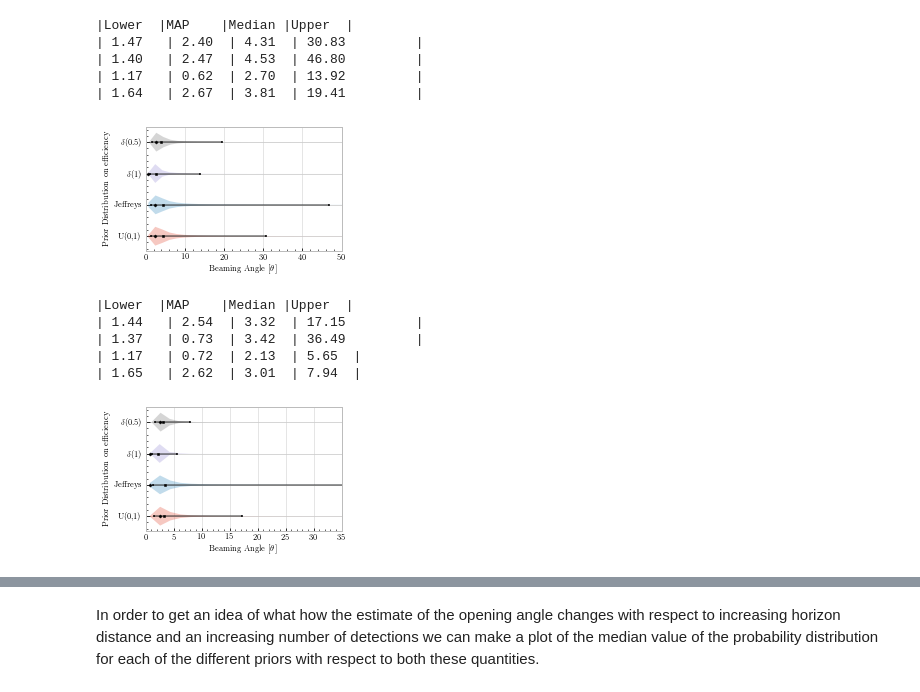
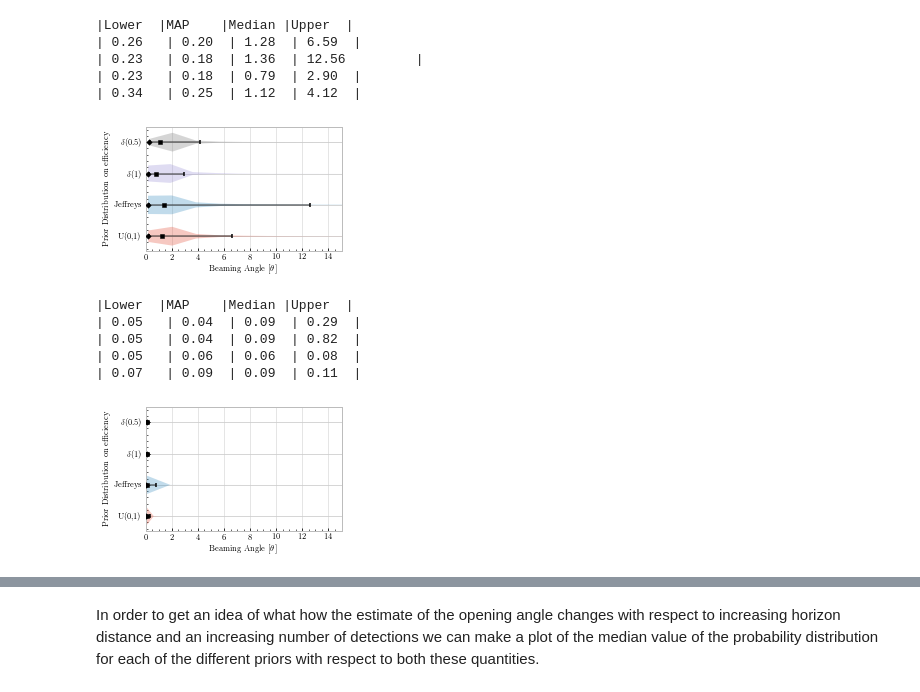
Before and after one commit to transientlunatic/grbeams, a Jupyter notebook: notebooks/GRB Beaming Angle estimation using PyMC3.ipynb, the cells around one changed output, grey strips where cells are left out. Drawn from its saved outputs; the diff is of its cells as text; code cells hidden in the pictures.

```diff
--- a/notebooks/GRB Beaming Angle estimation using PyMC3.ipynb
+++ b/notebooks/GRB Beaming Angle estimation using PyMC3.ipynb
@@ -318,6 +238,7 @@ height = width / 1.618
 
 f, ax = plt.subplots(1,1, sharex=True, figsize = (width, height))
 priors = ["U(0,1)", "Jeffreys", "$\delta(1)$", "$\delta(0.5)$"]
+scenarios = ["2015 -- 2016", "2016 -- 2017", "2017 -- 2018", "2019+", "2022+"]
 print "|Scenario|Lower\t|MAP\t|Median\t|Upper\t|"
 
 pos = [.5, 1, 1.5, 2, 2.5]
@@ -333,7 +254,8 @@ for i, trace in enumerate([o1_traces, o2_traces, o3_traces, o4_traces, o5_traces
                      #showmeans = True, showmedians=True,
                       showmeans=False, showextrema=False, showmedians=False)
 
-    lower, medians, upper = np.percentile(data, [2.5, 50, 97.50])
+    lower_p , medians, upper_p = np.percentile(data, [2.5, 50, 97.50])
+    lower, upper = pymc3.stats.hpd(data, alpha=0.05)
     hist = np.histogram(data, bins = 50)
     MAP = hist[1][np.argmax(hist[0])]
 
@@ -341,12 +263,12 @@ for i, trace in enumerate([o1_traces, o2_traces, o3_traces, o4_traces, o5_traces
 
     ax.hlines(pos[i], lower, upper, color='#333333', linestyle='-', lw=2, alpha = 0.5)
 
-    ax.scatter( [lower, upper], [pos[i]]*2, marker='|', color='k', s=30, zorder=3)
-    ax.scatter( [MAP], pos[i], marker='D', color='k', s=30, zorder=3)
-    ax.scatter( [medians], pos[i], marker='s', color='k', s=30, zorder=3)
+    ax.scatter( [lower, upper], [pos[i]]*2, marker='|', color='k', s=15, zorder=3)
+    ax.scatter( [MAP], pos[i], marker='D', color='k', s=15, zorder=3)
+    ax.scatter( [medians], pos[i], marker='s', color='k', s=15, zorder=3)
     #ax2.vlines(inds, whiskersMin, whiskersMax, color='k', linestyle='-', lw=1)
 
-    print "| {} | {:.2f}\t | {:.2f}\t | {:.2f}\t | {:.2f}\t |".format(i, lower, MAP, medians, upper)
+    print "| {} | {:.2f}\t | {:.2f}\t | {:.2f}\t | {:.2f}\t |".format(scenarios[i], lower, MAP, medians, upper)
 
 
 axis = ax
@@ -383,16 +384,18 @@ pos = [.5, 1, 1.5, 2]
 for i in range(len(priors)):
 
     o1_trace = o1_traces[i]
-    o2_trace = o2_traces[i]
+    #o2_trace = o2_traces[i]
 
     #i = i/2.0
-    data = np.rad2deg(o1_trace[2000:]['angle'][np.isfinite(o1_trace[2000:]['angle'])])
+    t_data = o1_trace[2000:]['angle'][np.isfinite(o1_trace[2000:]['angle'])]
+    data = np.rad2deg(t_data)
 
     parts = ax.violinplot(data, [pos[i]], points=50, widths=0.3, vert= False,
                      #showmeans = True, showmedians=True,
                       showmeans=False, showextrema=False, showmedians=False)
 
-    lower, medians, upper = np.percentile(data, [2.5, 50, 97.50])
+    lower_p, medians, upper_p = np.percentile(data, [2.5, 50, 97.50])
+    lower, upper = pymc3.stats.hpd(t_data, alpha=0.05, transform=np.rad2deg)
     hist = np.histogram(data, bins = 50)
     MAP = hist[1][np.argmax(hist[0])]
 
@@ -400,9 +403,9 @@ for i in range(len(priors)):
 
     ax.hlines(pos[i], lower, upper, color='#333333', linestyle='-', lw=2, alpha = 0.5)
 
-    ax.scatter( [lower, upper], [pos[i]]*2, marker='|', color='k', s=5, zorder=3)
-    ax.scatter( [MAP], pos[i], marker='D', color='k', s=5, zorder=3)
-    ax.scatter( [medians], pos[i], marker='s', color='k', s=5, zorder=3)
+    ax.scatter( [lower, upper], [pos[i]]*2, marker='|', color='k', s=15, zorder=3)
+    ax.scatter( [MAP], pos[i], marker='D', color='k', s=15, zorder=3)
+    ax.scatter( [medians], pos[i], marker='s', color='k', s=15, zorder=3)
     #ax2.vlines(inds, whiskersMin, whiskersMax, color='k', linestyle='-', lw=1)
 
     print "| {:.2f}\t | {:.2f}\t | {:.2f}\t | {:.2f}\t |".format(lower, MAP, medians, upper)
@@ -410,7 +413,7 @@ for i in range(len(priors)):
     axis = ax
     axis.set_yticks(pos)
     axis.set_yticklabels(priors)
-    axis.set_xlim([0, 50])
+    axis.set_xlim([0, 15])
     ax.get_xaxis().set_minor_locator(matplotlib.ticker.AutoMinorLocator())
     ax.get_yaxis().set_minor_locator(matplotlib.ticker.AutoMinorLocator())
     ax.grid(b=True, axis='x', which='major', linewidth=0.5)
@@ -421,11 +424,11 @@ f.subplots_adjust(0.20, 0.15, .98, .95, wspace=0.05)
 f.savefig("O1_beaming_posteriors_violin.pdf")
 # %% [output]
 |Lower  |MAP    |Median |Upper  |
-| 1.47   | 2.40  | 4.31  | 30.83         |
-| 1.40   | 2.47  | 4.53  | 46.80         |
-| 1.17   | 0.62  | 2.70  | 13.92         |
-| 1.64   | 2.67  | 3.81  | 19.41         |
+| 0.26   | 0.20  | 1.28  | 6.59  |
+| 0.23   | 0.18  | 1.36  | 12.56         |
+| 0.23   | 0.18  | 0.79  | 2.90  |
+| 0.34   | 0.25  | 1.12  | 4.12  |
-[figure, old version]
+[figure, new version]
 # %%
 width = 3.487 #* 2
 height = width / 1.618
@@ -440,48 +443,50 @@ pos = [.5, 1, 1.5, 2]
 for i in range(len(priors)):
 
     o1_trace = o1_traces[i]
-    o2_trace = o2_traces[i]
+    o2_trace = o5_traces[i]
 
     #i = i/2.0
-    data = np.rad2deg(o2_trace[2000:]['angle'][np.isfinite(o2_trace[2000:]['angle'])])
+    t_data = o2_trace[2000:]['angle'][np.isfinite(o2_trace[2000:]['angle'])]
+    data = np.rad2deg(t_data)
 
     parts = ax.violinplot(data, [pos[i]], points=50, widths=0.3, vert= False,
                      #showmeans = True, showmedians=True,
                       showmeans=False, showextrema=False, showmedians=False)
 
-    lower, medians, upper = np.percentile(data, [2.5, 50, 97.50])
+    lower_p, medians, upper_p = np.percentile(data, [2.5, 50, 97.50])
+    lower, upper = pymc3.stats.hpd(t_data, alpha=0.05, transform=np.rad2deg)
     hist = np.histogram(data, bins = 50)
     MAP = hist[1][np.argmax(hist[0])]
 
 
 
     ax.hlines(pos[i], lower, upper, color='#333333', linestyle='-', lw=2, alpha = 0.5)
 
-    ax.scatter( [lower, upper], [pos[i]]*2, marker='|', color='k', s=5, zorder=3)
-    ax.scatter( [MAP], pos[i], marker='D', color='k', s=5, zorder=3)
-    ax.scatter( [medians], pos[i], marker='s', color='k', s=5, zorder=3)
+    ax.scatter( [lower, upper], [pos[i]]*2, marker='|', color='k', s=15, zorder=3)
+    ax.scatter( [MAP], pos[i], marker='D', color='k', s=15, zorder=3)
+    ax.scatter( [medians], pos[i], marker='s', color='k', s=15, zorder=3)
     #ax2.vlines(inds, whiskersMin, whiskersMax, color='k', linestyle='-', lw=1)
 
     print "| {:.2f}\t | {:.2f}\t | {:.2f}\t | {:.2f}\t |".format(lower, MAP, medians, upper)
 
     axis = ax
     axis.set_yticks(pos)
     axis.set_yticklabels(priors)
-    axis.set_xlim([0, 35])
+    axis.set_xlim([0, 15])
     ax.get_xaxis().set_minor_locator(matplotlib.ticker.AutoMinorLocator())
     ax.get_yaxis().set_minor_locator(matplotlib.ticker.AutoMinorLocator())
     ax.grid(b=True, axis='x', which='major', linewidth=0.5)
 ax.set_xlabel(r"Beaming Angle [$\theta$]")
 ax.set_ylabel(r"Prior Distribution on efficiency")
 f.subplots_adjust(0.20, 0.15, .98, .95, wspace=0.05)
 f.savefig("O2_beaming_posteriors_violin.pdf")
 # %% [output]
 |Lower  |MAP    |Median |Upper  |
-| 1.44   | 2.54  | 3.32  | 17.15         |
-| 1.37   | 0.73  | 3.42  | 36.49         |
-| 1.17   | 0.72  | 2.13  | 5.65  |
-| 1.65   | 2.62  | 3.01  | 7.94  |
+| 0.05   | 0.04  | 0.09  | 0.29  |
+| 0.05   | 0.04  | 0.09  | 0.82  |
+| 0.05   | 0.06  | 0.06  | 0.08  |
+| 0.07   | 0.09  | 0.09  | 0.11  |
-[figure, old version]
+[figure, new version]
 # %%
 priors = ["U(0,1)", "jeffreys", "$\delta(1)$", "$\delta(0.5)$"]
 width = 3.487 #* 2
```
Also changed, not shown: parts of 38 cells of this notebook, 1 other file.
